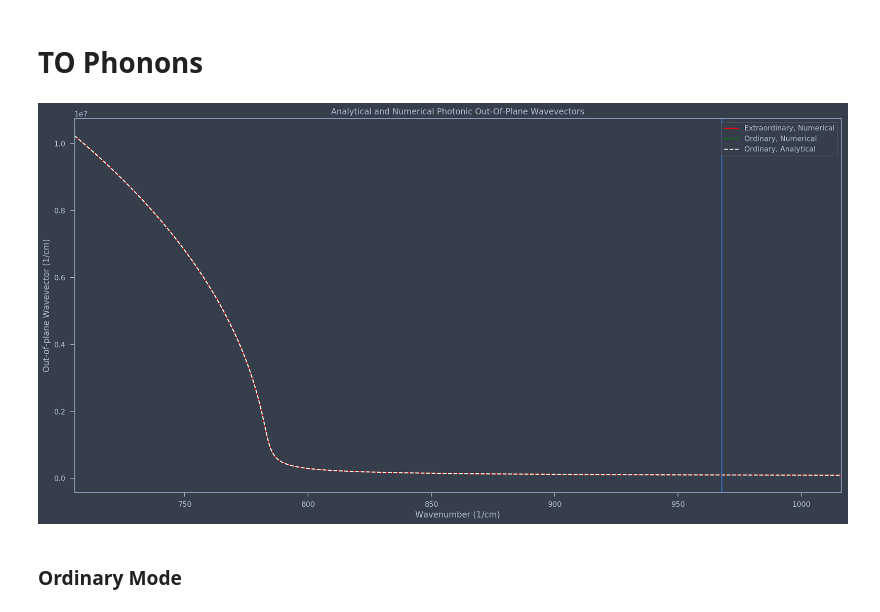
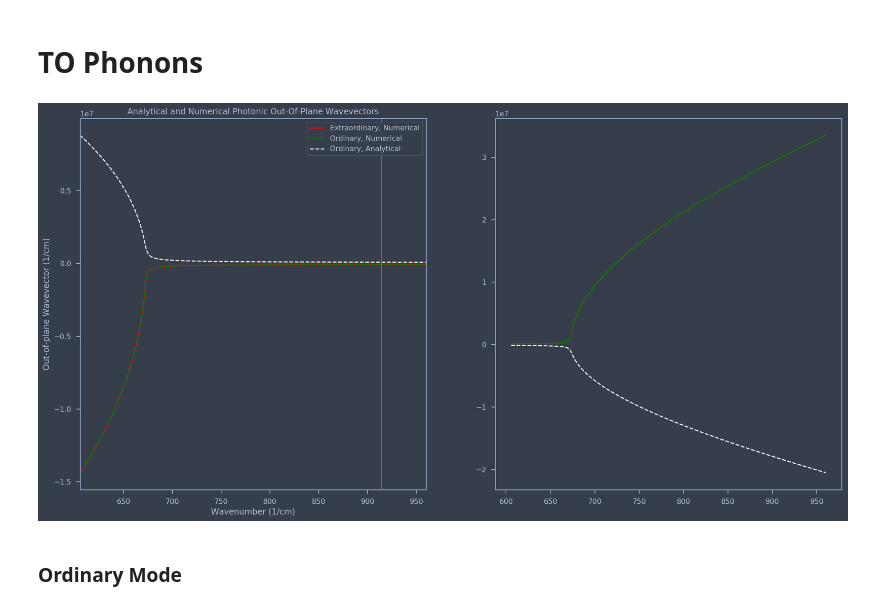
Before and after one commit to SDeLiberato/Nonlocal_SMMs, a Jupyter notebook: Dispersion and Fields.ipynb, the cells around one changed output. Saved outputs shown, nothing was run; the diff lists cells and outputs as text; code cells hidden in the pictures.

```diff
--- a/Dispersion and Fields.ipynb
+++ b/Dispersion and Fields.ipynb
@@ -27,17 +27,19 @@ import seaborn as sns
 The autoreload extension is already loaded. To reload it, use:
   %reload_ext autoreload
 # %%
-props = properties('SiC4H') # Loads the material properties, in this case for 4H-SiC
+props = properties('AlN') # Loads the material properties, in this case for 4H-SiC
 
 kx = np.linspace(500, 740, 4) # Creates a dummy array for kx, unused in this case
 wn = np.linspace(0.9*props['wto_pe'], 1.05*props['wlo_pe'], 1000) # Sets a wavenumber range to probe over
 
-mat1 = Media('SiC4H', props, wn) # Creates an instand of the Media class
+angle = 80
+mat1 = Media('AlN', props, wn, ang=angle) # Creates an instand of the Media class
 
-angle = 80
-eigs, vecs = layer_dispersion(wn, 'SiC4H', ang=angle)
+# eigs, vecs = layer_dispersion(wn, 'SiC4H', ang=angle)
 
-results = field_gen(wn, eigs, vecs[:,5:,:], 'SiC4H', ang=angle)
+eigs, vecs = mat1._eigs, mat1._vecs
+results = mat1._fields
+# results = field_gen(wn, eigs, vecs[:,5:,:], 'SiC4H', ang=angle)
 # %% [markdown]
 ## Photonic Modes
 The lowest 2 indexed modes in `eigs` are the photonic modes. In this cell block we compare their dispersion and fields to analytical solutions.
@@ -189,28 +199,33 @@ plt.show()
 # %%
 from scipy.constants import speed_of_light
 
 def beta_t(kx, wn, mat):
     # Returns the out-of-plane wavevector for the ordinary mode in material mat
     gamma = 4
     beta_t = 1e4/speed_of_light
     return np.sqrt(mat1._wto_pe**2 - wn*(wn+1j*gamma))/beta_t
 
 af = np.sin(angle*np.pi/180) # Sets the angular factor to use in the analytical calculation
 
-fig, (ax1) = plt.subplots(figsize=(20, 10))
+fig, (ax1, ax2) = plt.subplots(figsize=(20, 10), ncols=2)
 
 ax1.plot(wn, (wn*eigs[:,3].real), color='red',linestyle='solid', label='Extraordinary, Numerical')
 ax1.plot(wn, (wn*eigs[:,2].real), color='green',linestyle='dashed', label='Ordinary, Numerical')
 ax1.plot(wn, beta_t(af*wn, wn, mat1).real, color='white',linestyle='dashed', label='Ordinary, Analytical')
 ax1.axvline(mat1._wlo_pe)
 ax1.set_xlim(min(wn), max(wn))
 ax1.set_xlabel('Wavenumber (1/cm)')
 ax1.set_ylabel('Out-of-plane Wavevector (1/cm)')
 ax1.set_title('Analytical and Numerical Photonic Out-Of-Plane Wavevectors')
 ax1.legend(loc='upper right')
+
+ax2.plot(wn, (wn*eigs[:,3].imag), color='red',linestyle='solid', label='Extraordinary, Numerical')
+ax2.plot(wn, (wn*eigs[:,2].imag), color='green',linestyle='solid', label='Ordinary, Numerical')
+ax2.plot(wn, beta_t(af*wn, wn, mat1).imag, color='white',linestyle='dashed', label='Ordinary, Analytical')
+
 plt.show()
 # %% [output]
-[figure, old version]
+[figure, new version]
 # %% [markdown]
 ### Ordinary Mode
 # %%
```
Also changed, not shown: parts of 7 cells of this notebook.
